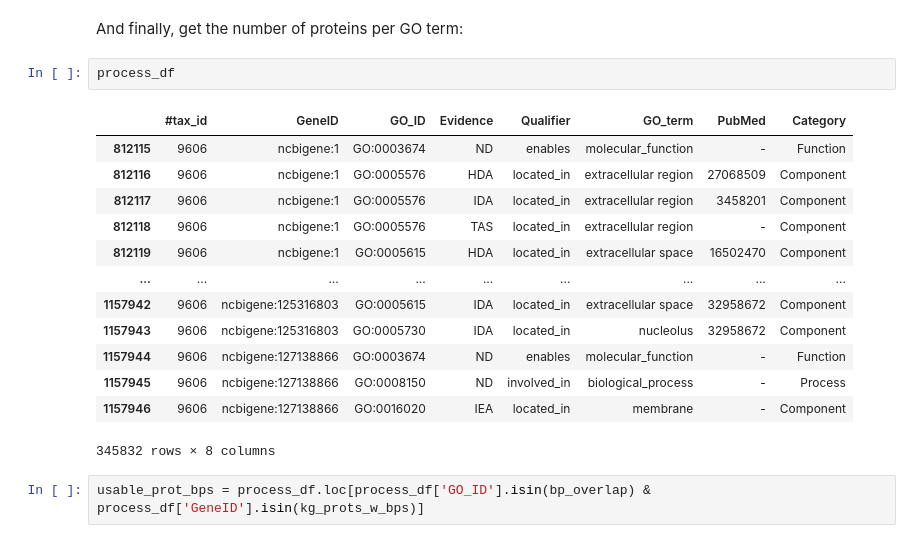
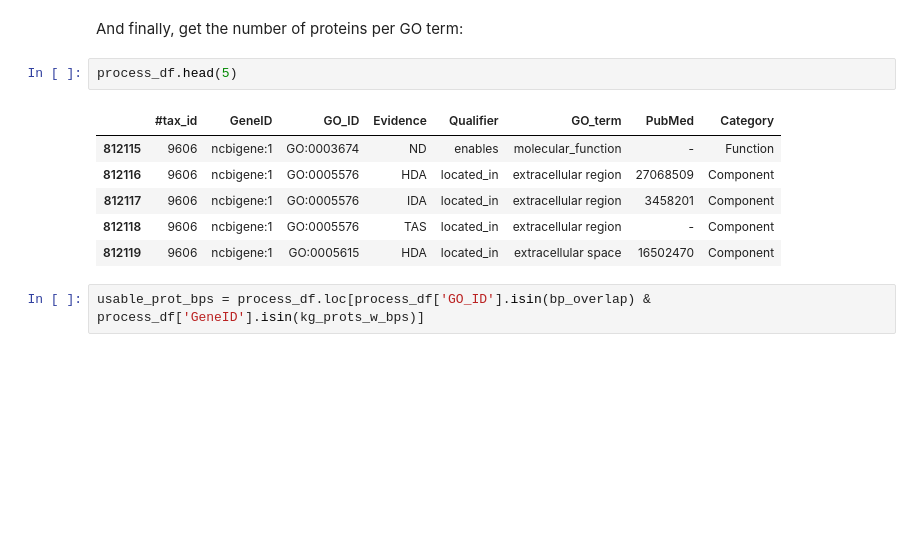
Before and after one commit to laurendelong21/MoA-Net, a Jupyter notebook: notebooks/enrichment.ipynb, the cells around one changed output. Drawn from its saved outputs; the diff is of its cells as text; blank space fills up the shorter version.

```diff
--- a/notebooks/enrichment.ipynb
+++ b/notebooks/enrichment.ipynb
@@ -591,21 +591,14 @@ len(go2drugno)
 # %% [markdown]
 And finally, get the number of proteins per GO term:
 # %%
-process_df
+process_df.head(5)
 # %% [output]
 |  | #tax_id | GeneID | GO_ID | Evidence | Qualifier | GO_term | PubMed | Category |
 | 812115 | 9606 | ncbigene:1 | GO:0003674 | ND | enables | molecular_function | - | Function |
 | 812116 | 9606 | ncbigene:1 | GO:0005576 | HDA | located_in | extracellular region | 27068509 | Component |
 | 812117 | 9606 | ncbigene:1 | GO:0005576 | IDA | located_in | extracellular region | 3458201 | Component |
 | 812118 | 9606 | ncbigene:1 | GO:0005576 | TAS | located_in | extracellular region | - | Component |
 | 812119 | 9606 | ncbigene:1 | GO:0005615 | HDA | located_in | extracellular space | 16502470 | Component |
-| ... | ... | ... | ... | ... | ... | ... | ... | ... |
-| 1157942 | 9606 | ncbigene:125316803 | GO:0005615 | IDA | located_in | extracellular space | 32958672 | Component |
-| 1157943 | 9606 | ncbigene:125316803 | GO:0005730 | IDA | located_in | nucleolus | 32958672 | Component |
-| 1157944 | 9606 | ncbigene:127138866 | GO:0003674 | ND | enables | molecular_function | - | Function |
-| 1157945 | 9606 | ncbigene:127138866 | GO:0008150 | ND | involved_in | biological_process | - | Process |
-| 1157946 | 9606 | ncbigene:127138866 | GO:0016020 | IEA | located_in | membrane | - | Component |
-345832 rows × 8 columns
 # %%
 usable_prot_bps = process_df.loc[process_df['GO_ID'].isin(bp_overlap) & process_df['GeneID'].isin(kg_prots_w_bps)]
 # %%
```
Also changed, not shown: parts of 17 cells of this notebook.
